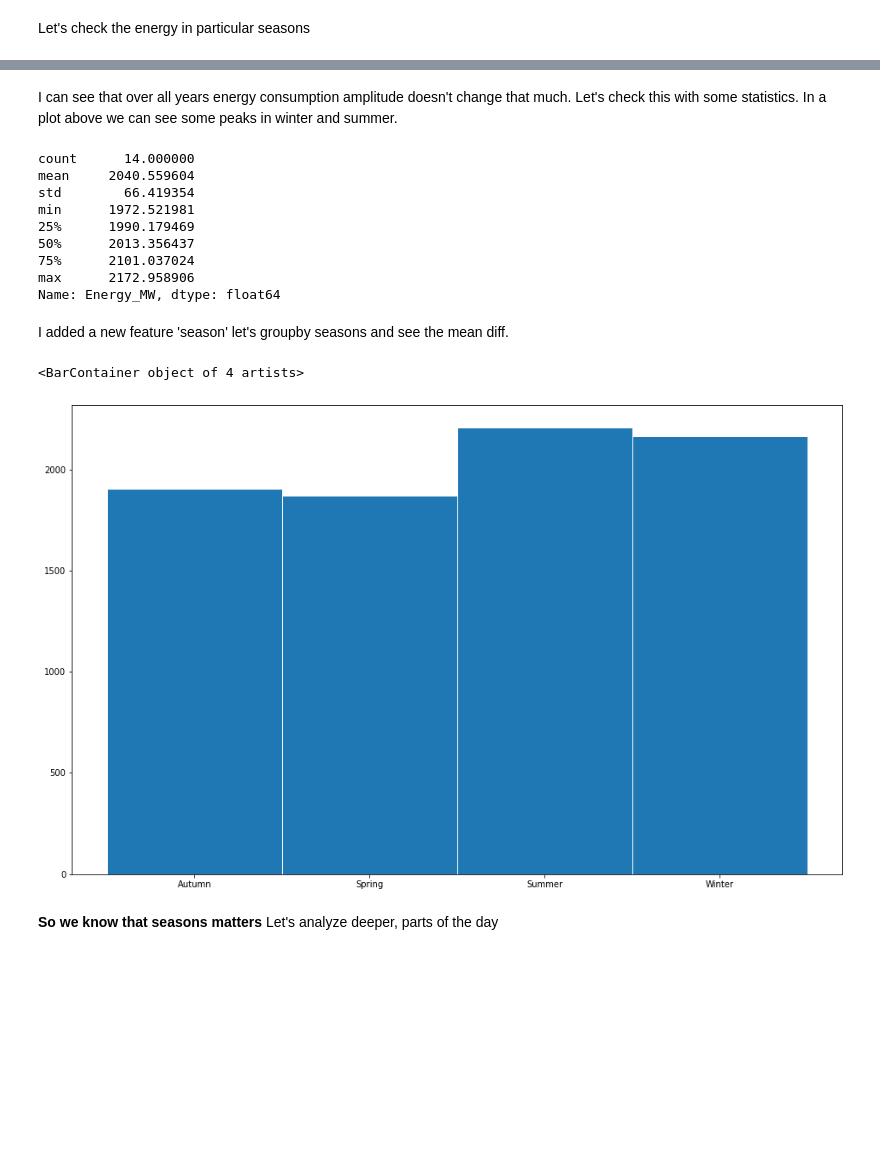
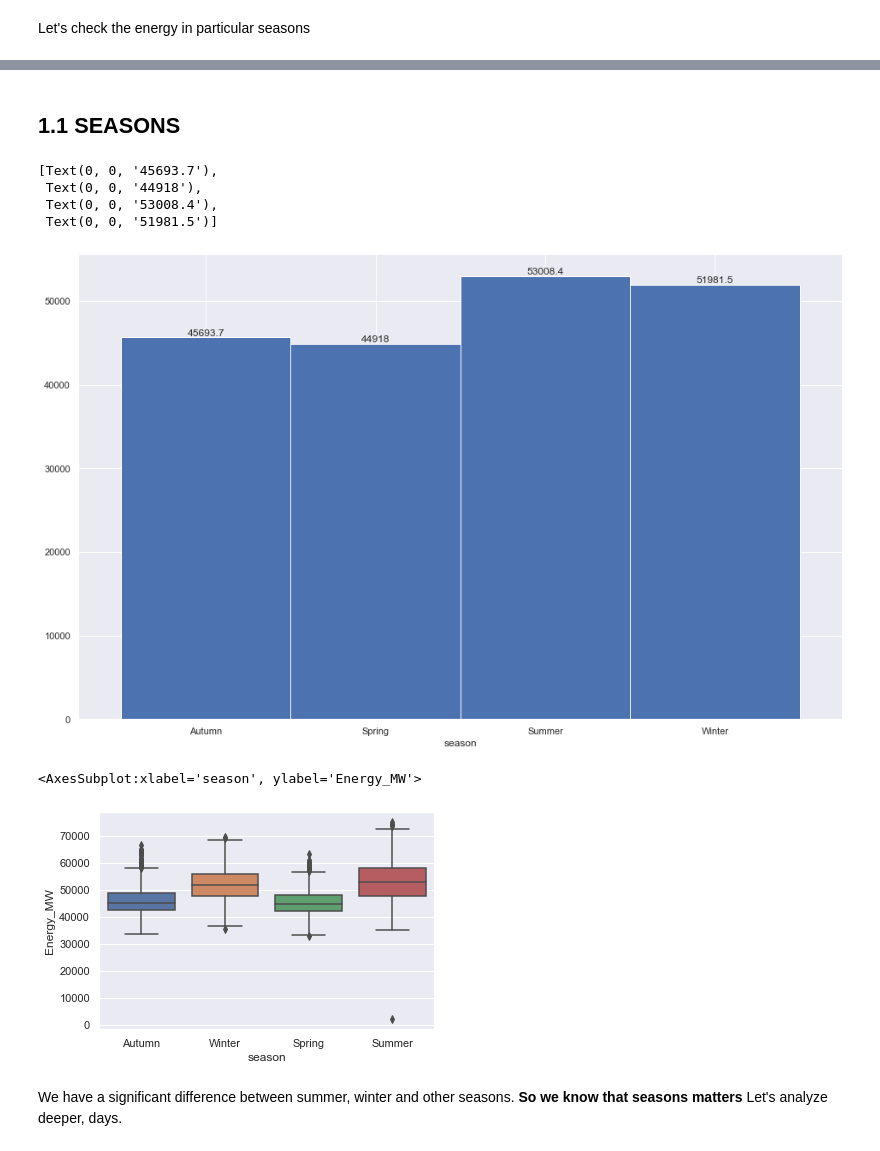
Before and after one commit to jumpincrane/EAD_project_2, a Jupyter notebook: analiza.ipynb, the cells around one changed output, grey strips where cells are left out. Drawn from its saved outputs; the diff is of its cells as text; code cells hidden in the pictures; blank space fills up the shorter version.

```diff
--- a/analiza.ipynb
+++ b/analiza.ipynb
@@ -119,2 +108,12 @@ complete_df['Energy_MW'].plot(xlabel='Lata', ylabel='Energia')
+# %%
+seasons = {1: 'Winter', 2: 'Winter', 3: 'Spring', 4: 'Spring', 5:'Spring', 6: 'Summer', 7: 'Summer', 8: 'Summer', 9: 'Autumn', 10: 'Autumn', 11: 'Autumn', 12: 'Winter'}
+
+complete_df['year'] = complete_df.index.year
+complete_df['quarter'] = complete_df.index.quarter
+complete_df['month'] = complete_df.index.month
+complete_df['week'] = complete_df.index.week
+complete_df['day'] = complete_df.index.day
+complete_df['week_day'] = complete_df.index.weekday
+complete_df['season'] = complete_df['month'].replace(seasons)
 # %% [markdown]
 Let's check the energy in particular seasons
@@ -161,25 +120,22 @@ plt.xticks(seasons_year_ticks, rotation='vertical', fontsize='14')
-# %% [markdown]
-I can see that over all years energy consumption amplitude doesn't change that much. Let's check this with some statistics. In a plot above we can see some peaks in winter and summer.
-# %%
-season_df.groupby(pd.Grouper(freq='Y')).mean().describe()['Energy_MW']
-# %% [output]
-count      14.000000
-mean     2040.559604
-std        66.419354
-min      1972.521981
-25%      1990.179469
-50%      2013.356437
-75%      2101.037024
-max      2172.958906
-Name: Energy_MW, dtype: float64
-# %% [markdown]
- I added a new feature 'season' let's groupby seasons and see the mean diff.
-# %%
-temp_df_to_plot = season_df.reset_index().groupby('season').mean()
-plt.figure(figsize=(16, 10))
-plt.bar(temp_df_to_plot.index, temp_df_to_plot['Energy_MW'], width=1, edgecolor='white')
-# %% [output]
-<BarContainer object of 4 artists>
-[figure, removed]
+# %% [markdown]
+## 1.1 SEASONS
+# %%
+
+fig, axs = plt.subplots(1, 1, figsize=(16, 10))
+
+complete_df.groupby('season').mean()['Energy_MW'].plot(kind='bar', width=1, edgecolor='white', rot=0, ax=axs)
+axs.bar_label(axs.containers[0])
+# %% [output]
+[Text(0, 0, '45693.7'),
+ Text(0, 0, '44918'),
+ Text(0, 0, '53008.4'),
+ Text(0, 0, '51981.5')]
+[figure, added]
+# %%
+sns.boxplot(data=complete_df, x='season', y='Energy_MW')
+# %% [output]
+<AxesSubplot:xlabel='season', ylabel='Energy_MW'>
+[figure, added]
 # %% [markdown]
-**So we know that seasons matters** Let's analyze deeper, parts of the day
+We have a significant difference between summer, winter and other seasons.
+**So we know that seasons matters** Let's analyze deeper, days.
```
Also changed, not shown: parts of 38 cells of this notebook.
